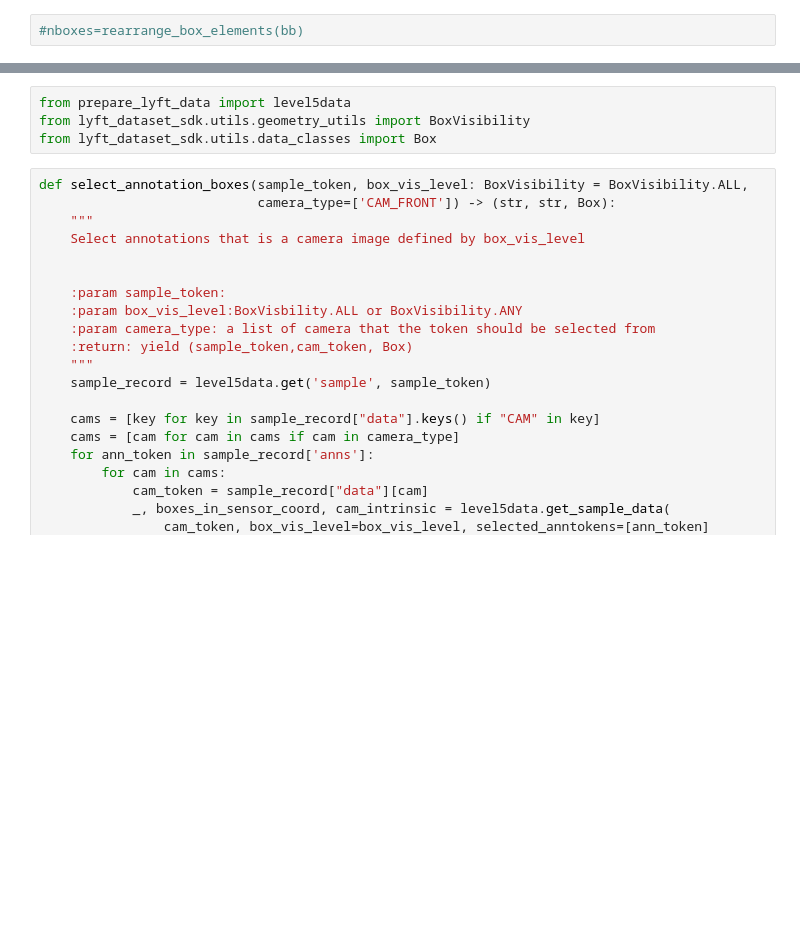
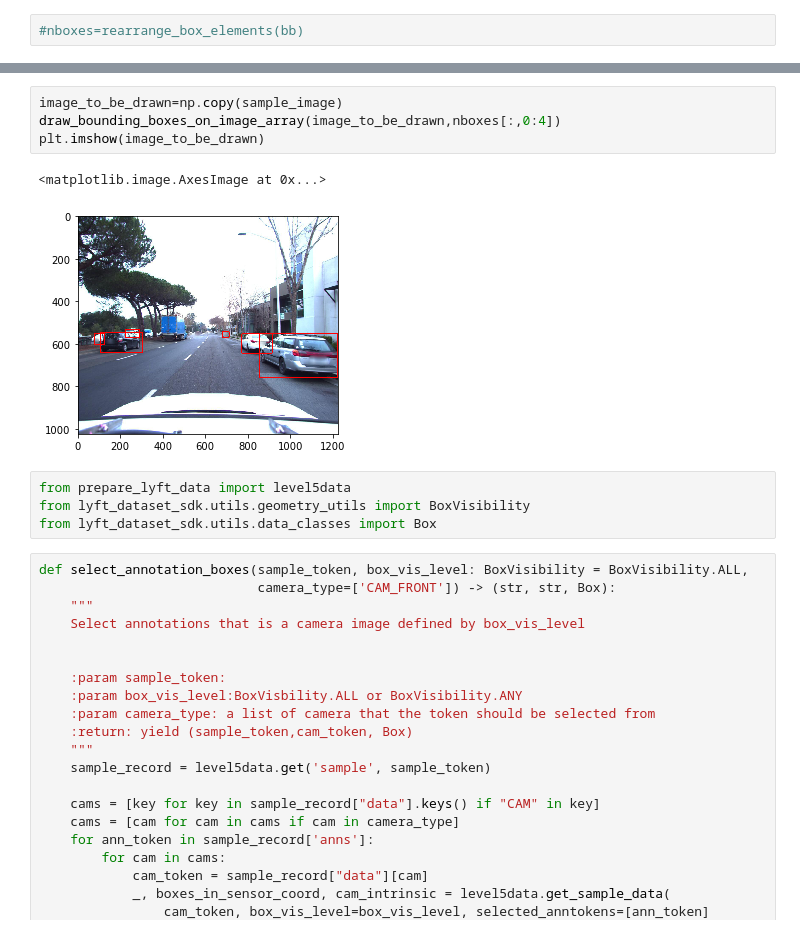
Before and after one commit to kanhua/lyft-3d-main, a Jupyter notebook: test rgb detection.ipynb, the cells around one changed output, grey strips where cells are left out. Saved outputs shown, nothing was run; the diff lists cells and outputs as text; blank space fills up the shorter version.

```diff
--- a/test rgb detection.ipynb
+++ b/test rgb detection.ipynb
@@ -59,3 +65,10 @@ plt.imshow(image_to_be_drawn)
+# %%
+image_to_be_drawn=np.copy(sample_image)
+draw_bounding_boxes_on_image_array(image_to_be_drawn,nboxes[:,0:4])
+plt.imshow(image_to_be_drawn)
+# %% [output]
+<matplotlib.image.AxesImage at 0x...>
+[figure, added]
 # %%
 from prepare_lyft_data import level5data
 from lyft_dataset_sdk.utils.geometry_utils import BoxVisibility
```
Also changed, not shown: parts of 7 cells of this notebook, 2 other files.
